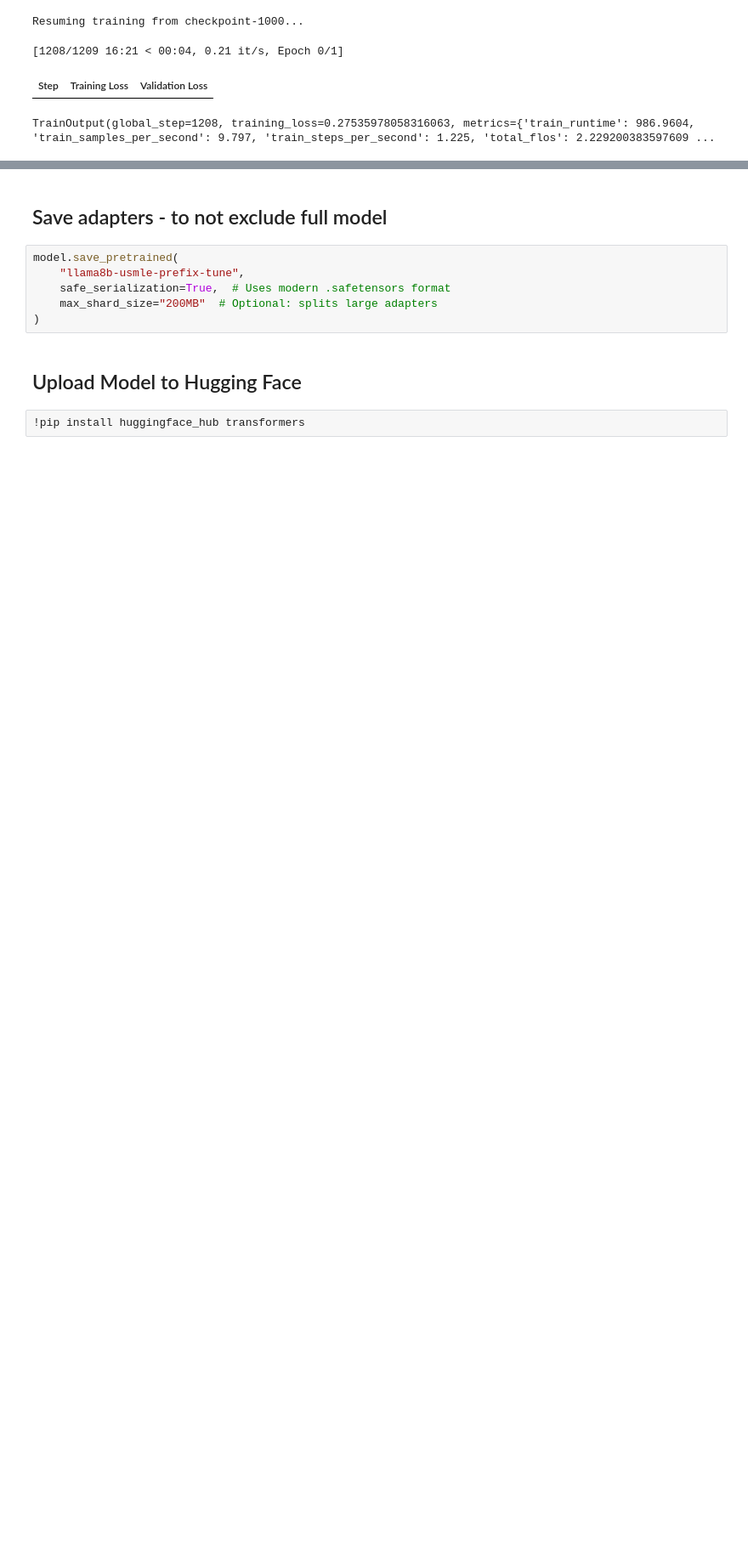
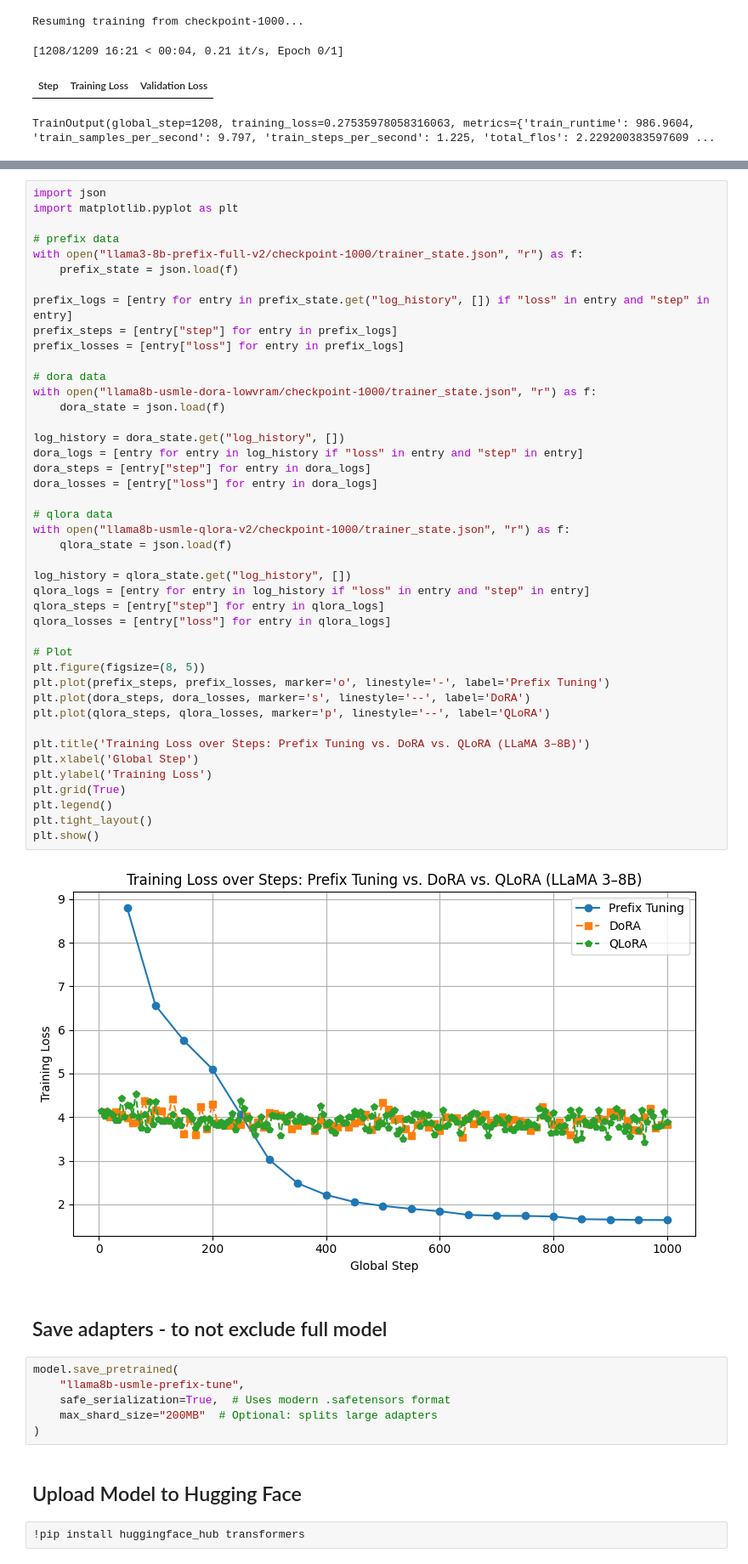
Before and after one commit to jihbr/SIADS-699_PEFT-Testers, a Jupyter notebook: notebooks/peft_3-8b_prefix_tune.ipynb, the cells around one changed output, grey strips where cells are left out. Shown at 85% size. Saved outputs shown, nothing was run; the diff lists cells and outputs as text; blank space fills up the shorter version.

```diff
--- a/notebooks/peft_3-8b_prefix_tune.ipynb
+++ b/notebooks/peft_3-8b_prefix_tune.ipynb
@@ -272,3 +274,48 @@ TrainOutput(global_step=1208, training_loss=0.27535978058316063, metrics={'train
+# %%
+import json
+import matplotlib.pyplot as plt
+
+# prefix data
+with open("llama3-8b-prefix-full-v2/checkpoint-1000/trainer_state.json", "r") as f:
+    prefix_state = json.load(f)
+
+prefix_logs = [entry for entry in prefix_state.get("log_history", []) if "loss" in entry and "step" in entry]
+prefix_steps = [entry["step"] for entry in prefix_logs]
+prefix_losses = [entry["loss"] for entry in prefix_logs]
+
+# dora data
+with open("llama8b-usmle-dora-lowvram/checkpoint-1000/trainer_state.json", "r") as f:
+    dora_state = json.load(f)
+
+log_history = dora_state.get("log_history", [])
+dora_logs = [entry for entry in log_history if "loss" in entry and "step" in entry]
+dora_steps = [entry["step"] for entry in dora_logs]
+dora_losses = [entry["loss"] for entry in dora_logs]
+
+# qlora data
+with open("llama8b-usmle-qlora-v2/checkpoint-1000/trainer_state.json", "r") as f:
+    qlora_state = json.load(f)
+
+log_history = qlora_state.get("log_history", [])
+qlora_logs = [entry for entry in log_history if "loss" in entry and "step" in entry]
+qlora_steps = [entry["step"] for entry in qlora_logs]
+qlora_losses = [entry["loss"] for entry in qlora_logs]
+
+# Plot
+plt.figure(figsize=(8, 5))
+plt.plot(prefix_steps, prefix_losses, marker='o', linestyle='-', label='Prefix Tuning')
+plt.plot(dora_steps, dora_losses, marker='s', linestyle='--', label='DoRA')
+plt.plot(qlora_steps, qlora_losses, marker='p', linestyle='--', label='QLoRA')
+
+plt.title('Training Loss over Steps: Prefix Tuning vs. DoRA vs. QLoRA (LLaMA 3–8B)')
+plt.xlabel('Global Step')
+plt.ylabel('Training Loss')
+plt.grid(True)
+plt.legend()
+plt.tight_layout()
+plt.show()
+# %% [output]
+[figure, added]
 # %% [markdown]
 ## Save adapters - to not exclude full model
 # %%
```
Also changed, not shown: parts of 3 cells of this notebook, 1 other file.
